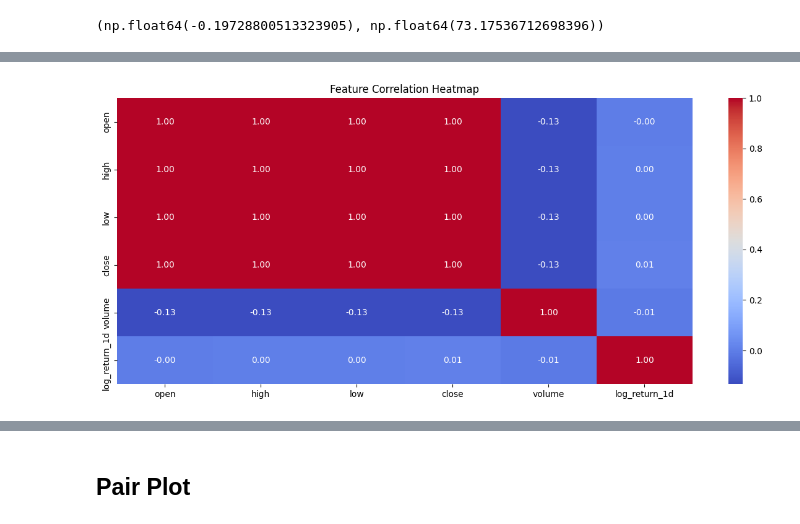
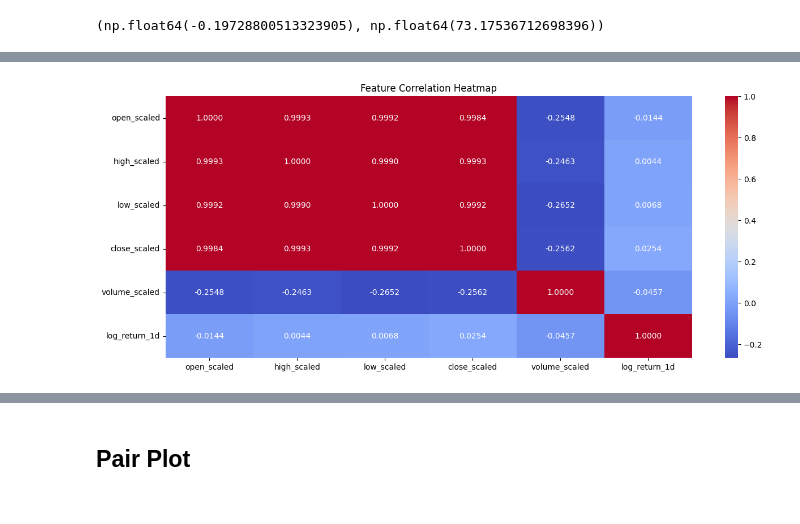
Before and after one commit to ashwinder1/Stock-Trend-Analysis-with-NYSE, a Jupyter notebook: eda.ipynb, the cells around one changed output, grey strips where cells are left out. Drawn from its saved outputs; the diff is of its cells as text; code cells hidden in the pictures.

Commit message:
fixed scaled data code

```diff
--- a/eda.ipynb
+++ b/eda.ipynb
@@ -302,9 +304,7 @@ import numpy as np
 # Features to scale
 feature_cols = ['open', 'high', 'low', 'close', 'volume', 'close_lag1']
 
-# We'll store scaled versions
 scaled_dfs = []
-
 scaler = StandardScaler()
 
 for symbol, group in pricee_s_a.groupby('symbol'):
@@ -317,8 +317,12 @@ for symbol, group in pricee_s_a.groupby('symbol'):
         index=group.index
     )
 
+    # Combine back (now includes log_return_1d)
+    scaled_group = pd.concat(
+        [group[['date', 'symbol', 'log_return_1d']], X_scaled],
+        axis=1
+    )
 
-    scaled_group = pd.concat([group[['date', 'symbol']], X_scaled], axis=1)
     scaled_dfs.append(scaled_group)
 
 df_scaled = pd.concat(scaled_dfs).sort_index()
@@ -404,14 +407,12 @@ pricee_s_a['log_return_1d'].skew(), pricee_s_a['log_return_1d'].kurtosis()
 # %%
 ## Correlation Analysis
 
-corr = pricee_s_a[['open', 'high', 'low', 'close', 'volume', 'log_return_1d']].corr()
+corr = df_scaled[['open_scaled', 'high_scaled', 'low_scaled', 'close_scaled', 'volume_scaled', 'log_return_1d']].corr()
 import seaborn as sns
 
 plt.figure(figsize=(15,6))
-sns.heatmap(corr, annot=True, cmap='coolwarm', fmt=".2f")
+sns.heatmap(corr, annot=True, cmap='coolwarm', fmt=".4f")
 plt.title("Feature Correlation Heatmap")
 plt.show()
-
-## check below values as all values are same which is unusual
 # %% [output]
-[figure, old version]
+[figure, new version]
```
Also changed, not shown: parts of 15 cells of this notebook.
